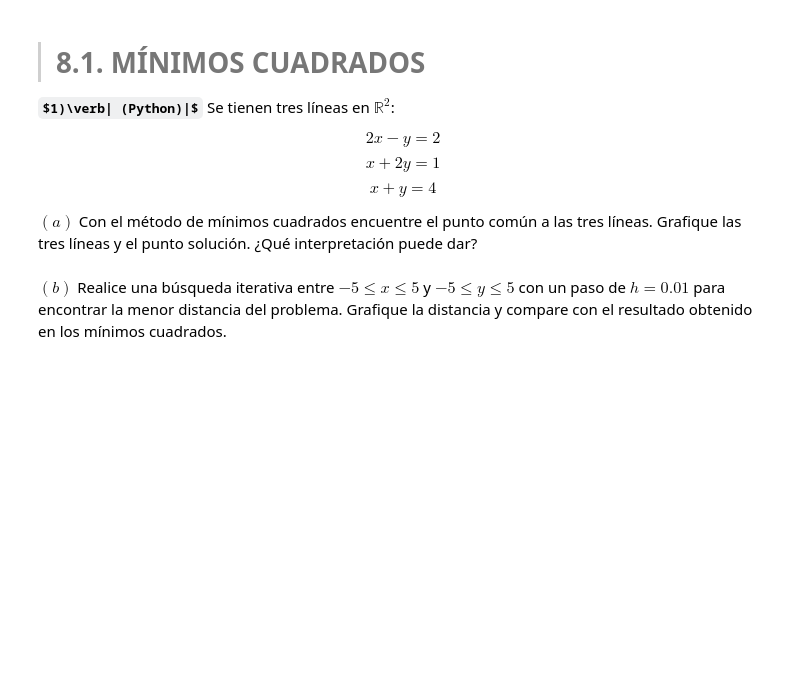
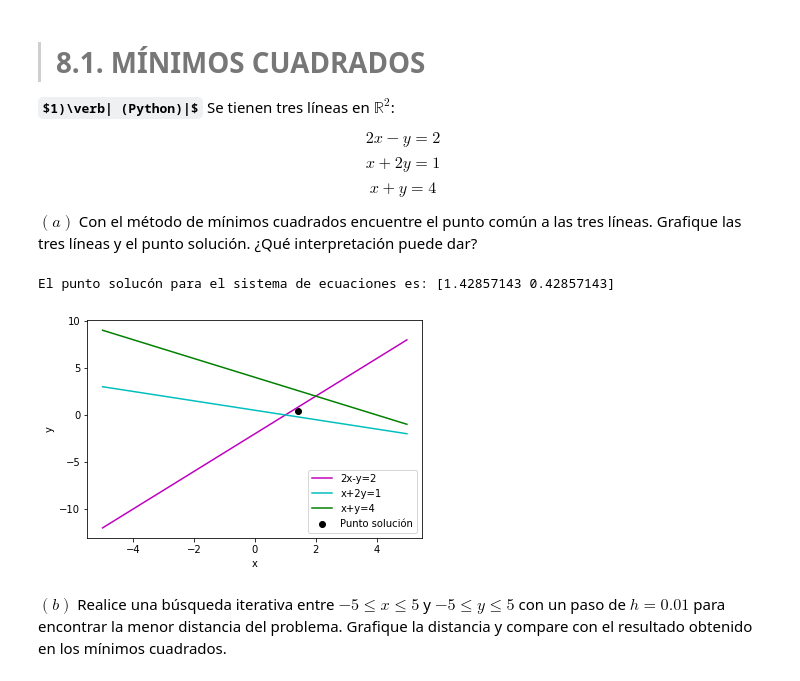
Before and after one commit to ThomasAnkhe/Metodos1_ClaudiaCuellar-ThomasAndrade, a Jupyter notebook: Tercer Taller/Métodos_Taller3.ipynb, the cells around one changed output. Drawn from its saved outputs; the diff is of its cells as text; code cells hidden in the pictures; some formulas as TeX source; blank space fills up the shorter version.

Commit message:
Puntos minimos cuadrados.

```diff
--- a/Tercer Taller/Métodos_Taller3.ipynb
+++ b/Tercer Taller/Métodos_Taller3.ipynb
@@ -786,5 +786,53 @@ $$x + 2y = 1$$
 $$x + y = 4$$
 
 $(a)$ Con el método de mínimos cuadrados encuentre el punto común a las tres líneas. Grafique las tres líneas y el punto solución. ¿Qué interpretación puede dar?
+# %%
+A = np.array([[2.,-1.],[1.,2.],[1.,1.]])
+b = np.array([2.,1.,4.])
+
+M = np.dot(A.T,A)
+n = np.dot(A.T,b)
+
+#En esta parte del código se solucionará el sistema hallado Mx* = b.
+x0 = np.array([0.,0.])
+
+def Jacobi(A,b,x0, itmax=1000, tolerancia= 1e-9):
+    x = x0.copy()
+    for it in range(itmax):
+        xn = np.zeros_like(x0)
+        for i in range(A.shape[0]):
+            sum_ = 0.
+            for j in range(A.shape[1]):
+                if j!=i:
+                    sum_ += A[i,j]*x[j]
+            xn[i] = (b[i] - sum_)/A[i,i]
+        residuo = np.linalg.norm( np.dot(A,xn) - b )
+        x = xn.copy()
+        if np.allclose(residuo,tolerancia,atol=tolerancia):
+            break
+    return x
+
+solution = Jacobi(M,n,x0)
+print("El punto solucón para el sistema de ecuaciones es: {}".format(solution))
+# %% [output]
+El punto solucón para el sistema de ecuaciones es: [1.42857143 0.42857143]
+# %%
+X = np.arange(-5., 5., 0.01)
+Y = np.arange(-5., 5., 0.01)
+
+y1 = (2*X) -2
+y2 = (1 - X)/2
+y3 = 4-X
+
+plt.plot(X, y1,color='m',label='2x-y=2')
+plt.plot(X, y2,color='c',label='x+2y=1')
+plt.plot(X, y3,color='g',label='x+y=4')
+plt.scatter(solution[0],solution[1],color='k',label='Punto solución')
+plt.xlabel('x')
+plt.ylabel('y')
+plt.legend()
+plt.show()
+# %% [output]
+[figure, added]
 # %% [markdown]
 $(b)$ Realice una búsqueda iterativa entre $-5 \leq x \leq 5$ y $-5 \leq y \leq 5$ con un paso de $h = 0.01$ para encontrar la menor distancia del problema. Grafique la distancia y compare con el resultado obtenido en los mínimos cuadrados.
```
Also changed, not shown: parts of 12 cells of this notebook.
